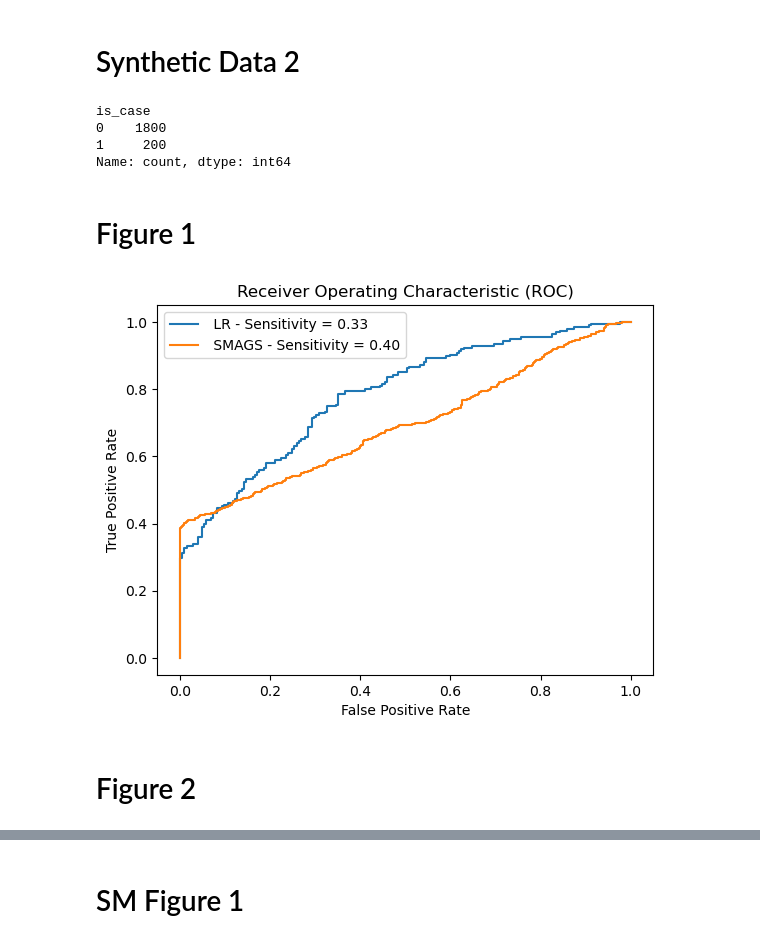
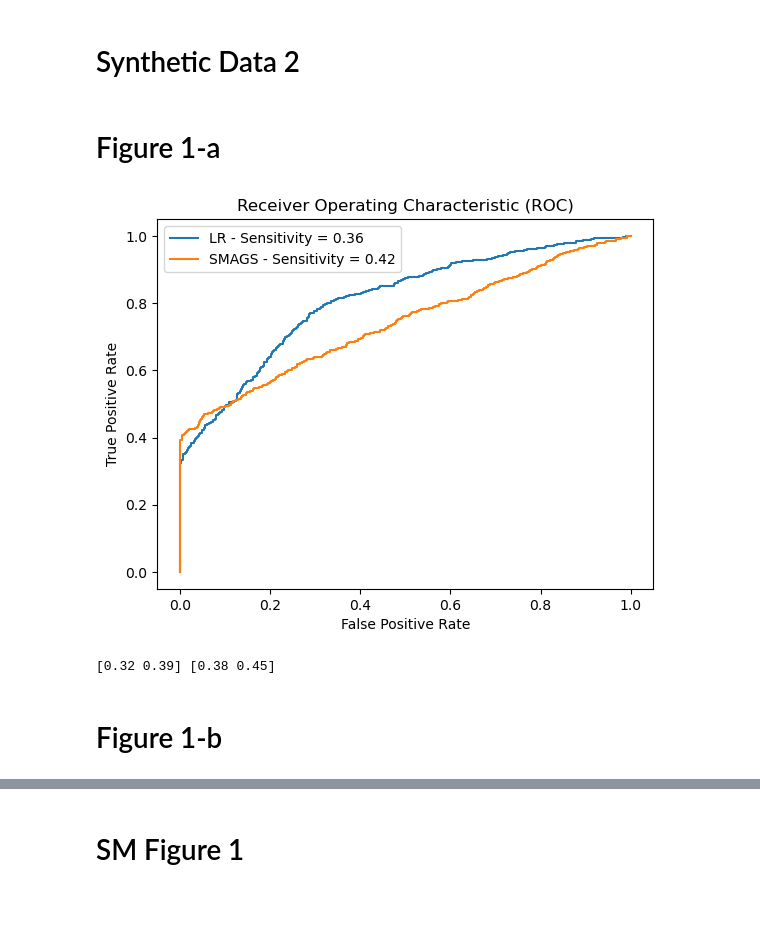
Before and after one commit to smahmoodghasemi/SMAGS, a Jupyter notebook: SMAGS - Last version.ipynb, the cells around one changed output, grey strips where cells are left out. Cells and saved outputs as stored; diff of their text form; code cells hidden in the pictures; blank space fills up the shorter version.

```diff
--- a/SMAGS - Last version.ipynb
+++ b/SMAGS - Last version.ipynb
@@ -209,7 +296,7 @@ F4 = np.concatenate([
 # Create a DataFrame
 # The first 1000 values are cases (1), and the next 1000 values are controls (0)
 DF = pd.DataFrame({
-    "is_case": np.concatenate([np.repeat(1, m), np.repeat(0, m)]),  # Class labels
+    "is_case": np.concatenate([np.repeat(1, 2*m), np.repeat(0, 2*m)]),  # Class labels
     "X1": F1,  # Feature 1
     "X2": F2,  # Feature 2
     "X3": F3,  # Feature 3
@@ -218,9 +305,6 @@ DF = pd.DataFrame({
 # %% [markdown]
 # Synthetic Data 2
 # %%
-# Set random seed for reproducibility
-np.random.seed(42)
-
 # Define coefficients
 Coef0 = 1.0
 Coef1 = 4.5
@@ -270,18 +354,13 @@ DF_new = pd.DataFrame({
 })
 
 # Display the first few rows of the new DataFrame
-print(DF_new.head())
+# print(DF_new.head())
 
 # Check the class distribution
-print(DF_new['is_case'].value_counts())
+# print(DF_new['is_case'].value_counts())
-# %% [output]
-is_case
-0    1800
-1     200
-Name: count, dtype: int64
-# %% [markdown]
-# Figure 1
 # %%
+Xs=DF[['X1', 'X2','X3', 'X4']]
+ys=DF['is_case']
 # Split the data into training and testing sets
 Xs_train, Xs_test, ys_train, ys_test = train_test_split(
     Xs[['X1', 'X2']],  # Select features 'X1' and 'X2' from the DataFrame
@@ -290,41 +369,68 @@ Xs_train, Xs_test, ys_train, ys_test = train_test_split(
     test_size=0.2,    # Use 20% of the data for testing
     shuffle=True       # Shuffle the data before splitting to avoid bias
 )
+# %% [markdown]
+# Figure 1-a
 # %%
 # Fit a logistic regression model on the training data
 log = LogisticRegression(random_state=randomstate).fit(Xs_train, ys_train)
 
 # Predict probabilities on the test set
-ys_probs1 = log.predict_proba(Xs_test)
+ys_probs1 = log.predict_proba(Xs_train)
 
 # Calculate the ROC curve for the logistic regression model
-fpr_train, tpr_train, _ = roc_curve(ys_test, ys_probs1[:, 1])
+fpr_train, tpr_train, _ = roc_curve(ys_train, ys_probs1[:, 1])
 
 # Plot the ROC curve for the logistic regression model
 plt.plot(fpr_train, tpr_train, label='LR - Sensitivity = %0.2f' % tpr_train[np.argmin(1 - fpr_train > 0.985)])
 
 # Perform SMAGS feature selection and get the coefficients
 A = SMAGS(Xs_train, ys_train, 0.985)
 
 # Calculate the ROC curve for the SMAGS model
 fpr_smag, tpr_smag, _ = roc_curve(ys_train, np.matmul(np.array(Xs_train.assign(I=1)), np.array(A[0:3])))
 
 # Plot the ROC curve for the SMAGS model
 plt.plot(fpr_smag, tpr_smag, label='SMAGS - Sensitivity = %0.2f' % tpr_smag[np.argmin(1 - fpr_smag > 0.985)])
 
 # Add legend and labels to the plot
 plt.legend()
 plt.title("Receiver Operating Characteristic (ROC)")
 plt.ylabel('True Positive Rate')
 plt.xlabel('False Positive Rate')
 
 # Save the figure as a PNG file
-plt.savefig('Figure 2.png')
+plt.savefig('Figure 1-a-October.png')
 
 # Display the plot
 plt.show()
 # %% [output]
-[figure, old version]
+[figure, new version]
+# %%
+total_positives = sum(ys_train)
+
+sensitivity_lr=tpr_train[np.argmin(1 - fpr_train > 0.985)]
+sensitivity_smags=tpr_smag[np.argmin(1 - fpr_smag > 0.985)]
+
+# True positives at that point (i.e., TPR * total_positives)
+true_positives_at_point_lr = sensitivity_lr * total_positives
+true_positives_at_point_smags = sensitivity_smags * total_positives
+
+# Confidence interval (using Wilson score interval method)
+alpha = 0.05  # 95% confidence level
+ci_lower_lr, ci_upper_lr = stats.binom.interval(1-alpha, total_positives, sensitivity_lr, loc=0)
+ci_lower_lr = np.round(ci_lower_lr/total_positives,2)  # Normalize to get TPR bounds
+ci_upper_lr = np.round(ci_upper_lr/total_positives,2)
+
+ci_lower_smags, ci_upper_smags = stats.binom.interval(1-alpha, total_positives, sensitivity_smags, loc=0)
+ci_lower_smags = np.round(ci_lower_smags/total_positives,2)  # Normalize to get TPR bounds
+ci_upper_smags = np.round(ci_upper_smags/total_positives,2)
+
+ci_lr=np.array([ci_lower_lr,ci_upper_lr])
+ci_smags=np.array([ci_lower_smags,ci_upper_smags])
+print( ci_lr, ci_smags )
+# %% [output]
+[0.32 0.39] [0.38 0.45]
 # %% [markdown]
-# Figure 2
+# Figure 1-b
 # %%
```
Also changed, not shown: parts of 28 cells of this notebook.
